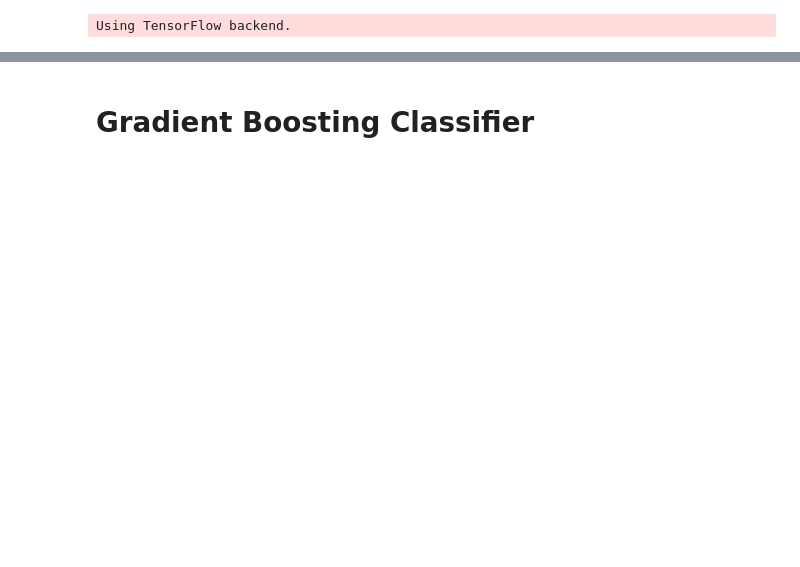
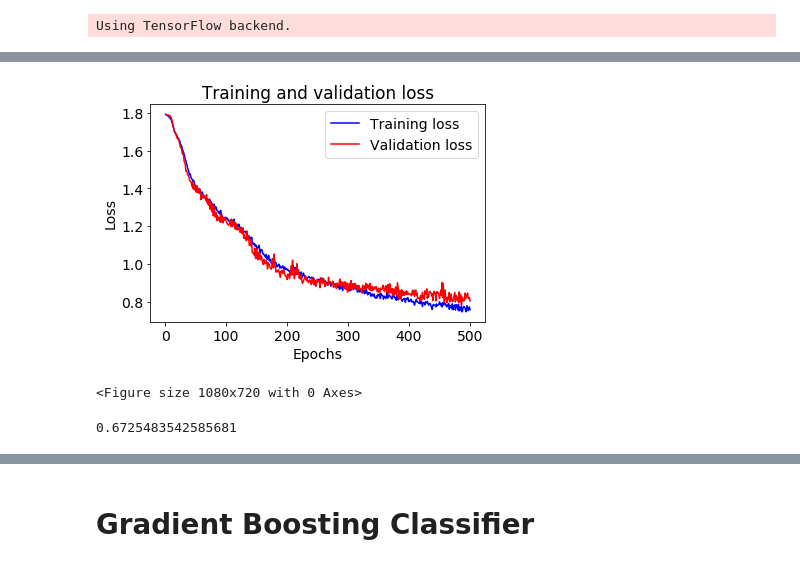
Before and after one commit to igor-yusupov/diploma, a Jupyter notebook: time_series_autoregr_VAR.ipynb, the cells around one changed output, grey strips where cells are left out. Saved outputs shown, nothing was run; the diff lists cells and outputs as text; code cells hidden in the pictures; blank space fills up the shorter version.

```diff
--- a/time_series_autoregr_VAR.ipynb
+++ b/time_series_autoregr_VAR.ipynb
@@ -315,0 +329,23 @@ Epoch 100/100
+# %%
+history_dict = history.history
+loss_values = history_dict['loss']
+val_loss_values = history_dict['val_loss']
+epochs = range(1, 501)
+plt.plot(epochs, loss_values, 'b', label='Training loss')
+plt.plot(epochs, val_loss_values, 'r', label='Validation loss')
+plt.title('Training and validation loss')
+plt.xlabel('Epochs')
+plt.ylabel('Loss')
+plt.legend()
+plt.figure(figsize=(15,10))
+plt.show()
+# %% [output]
+[figure, added]
+<Figure size 1080x720 with 0 Axes>
+# %%
+predictions= keras_model.predict(X_test_new)
+y_pred = [np.argmax(x) for x in predictions]
+y_test = y_test.reshape(-1)
+(y_pred == y_test).mean()
+# %% [output]
+0.6725483542585681
```
Also changed, not shown: parts of 16 cells of this notebook.
